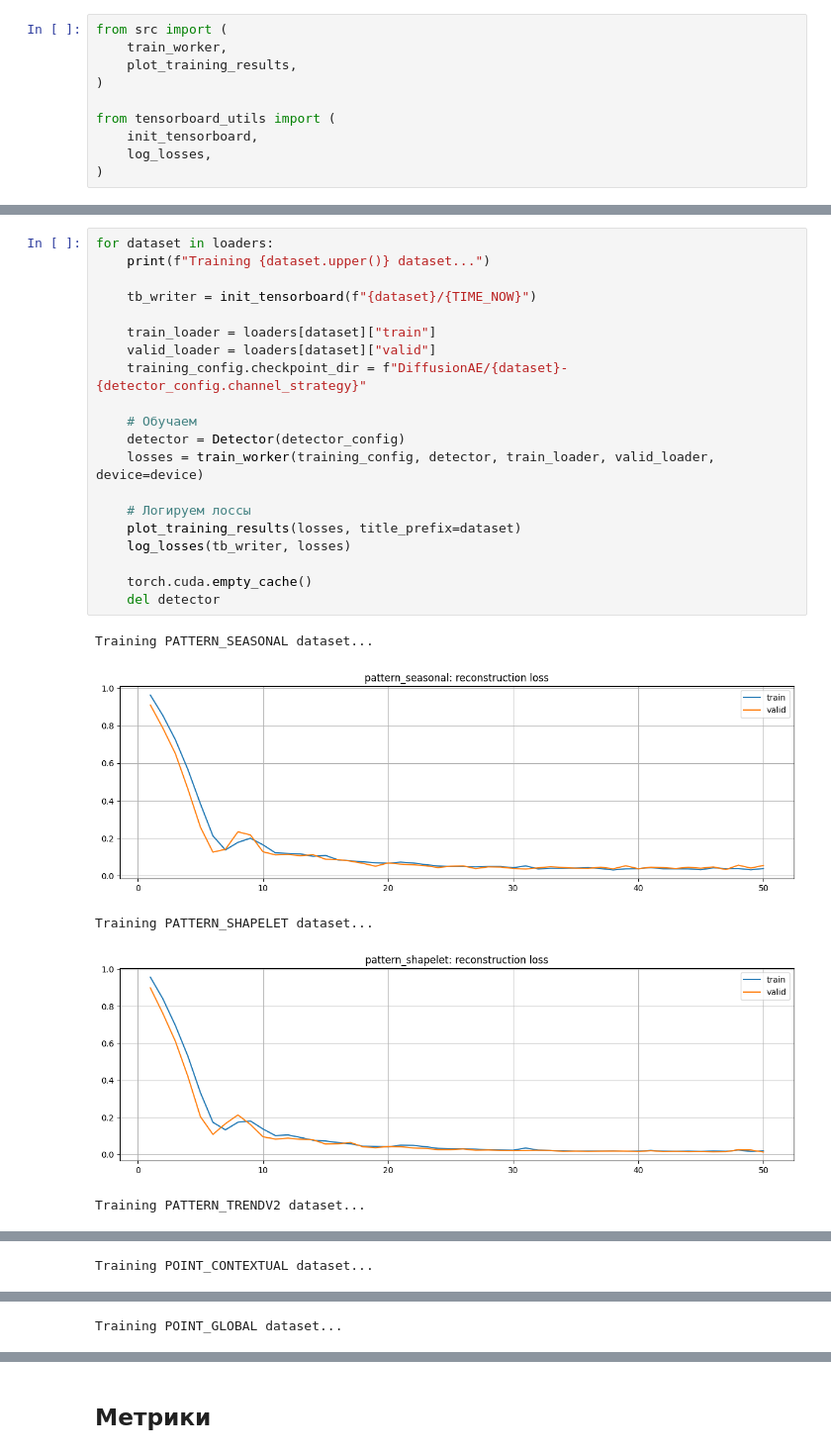
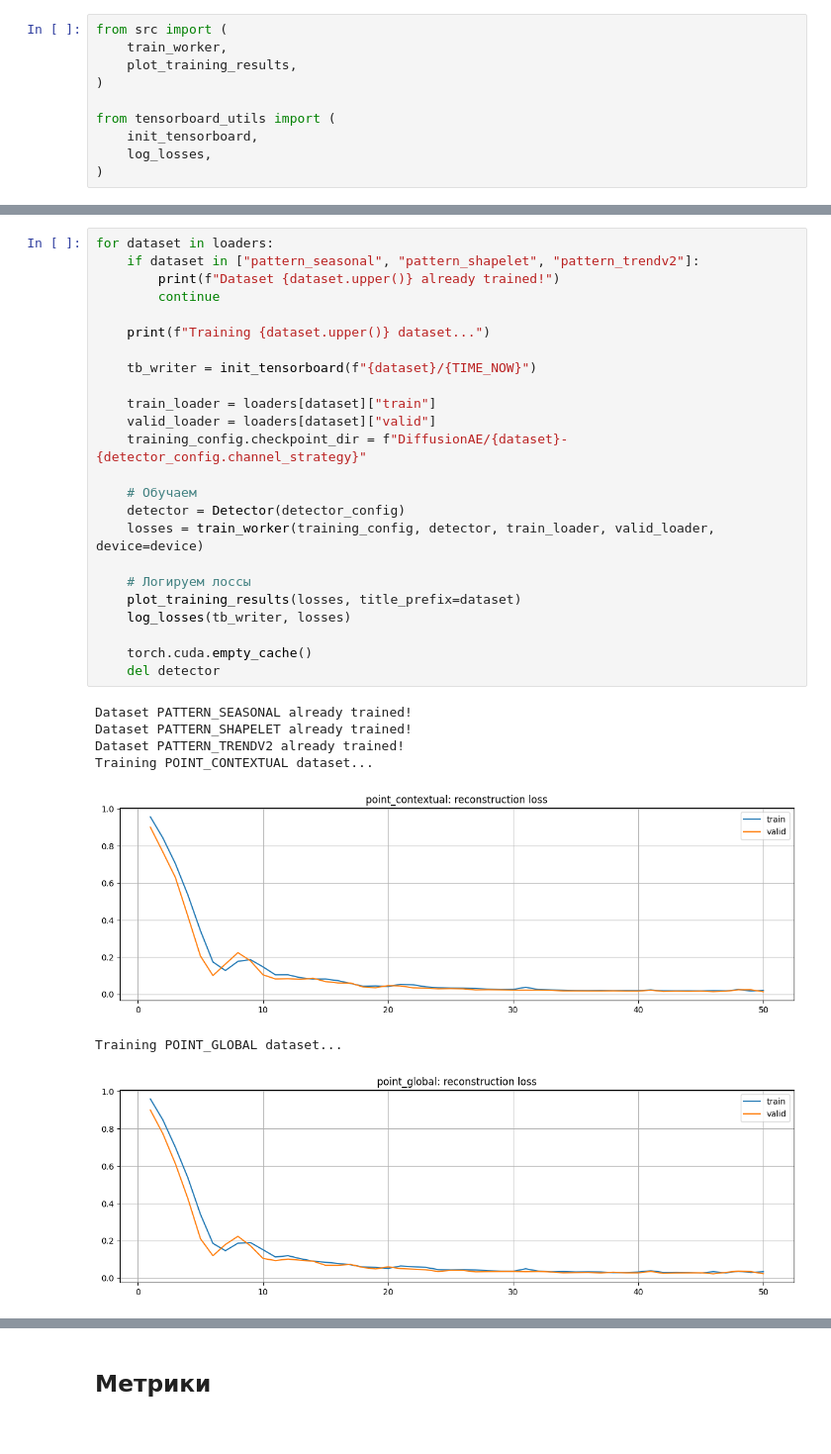
Before and after one commit to necroshine0/time-anomaly, a Jupyter notebook: exp/DiffusionAE-independent.ipynb, the cells around one changed output, grey strips where cells are left out. Shown at 99% size. Drawn from its saved outputs; the diff is of its cells as text.

```diff
--- a/exp/DiffusionAE-independent.ipynb
+++ b/exp/DiffusionAE-independent.ipynb
@@ -210,26 +200,32 @@ train_epoch(training_config, detector, optimizer, loaders["pattern_shapelet"]["t
 # %%
 for dataset in loaders:
+    if dataset in ["pattern_seasonal", "pattern_shapelet", "pattern_trendv2"]:
+        print(f"Dataset {dataset.upper()} already trained!")
+        continue
+
     print(f"Training {dataset.upper()} dataset...")
 
     tb_writer = init_tensorboard(f"{dataset}/{TIME_NOW}")
 
     train_loader = loaders[dataset]["train"]
     valid_loader = loaders[dataset]["valid"]
     training_config.checkpoint_dir = f"DiffusionAE/{dataset}-{detector_config.channel_strategy}"
 
     # Обучаем
     detector = Detector(detector_config)
     losses = train_worker(training_config, detector, train_loader, valid_loader, device=device)
 
     # Логируем лоссы
     plot_training_results(losses, title_prefix=dataset)
     log_losses(tb_writer, losses)
 
     torch.cuda.empty_cache()
     del detector
 # %% [output]
-Training PATTERN_SEASONAL dataset...
+Dataset PATTERN_SEASONAL already trained!
+Dataset PATTERN_SHAPELET already trained!
+Dataset PATTERN_TRENDV2 already trained!
+Training POINT_CONTEXTUAL dataset...
-[figure, old version]
+[figure, new version]
-Training PATTERN_SHAPELET dataset...
+Training POINT_GLOBAL dataset...
-[figure, old version]
+[figure, new version]
-Training PATTERN_TRENDV2 dataset...
@@ -237 +231,0 @@ Training PATTERN_TRENDV2 dataset...
-Training POINT_CONTEXTUAL dataset...
@@ -239 +231,0 @@ Training POINT_CONTEXTUAL dataset...
-Training POINT_GLOBAL dataset...
```
Also changed, not shown: parts of 18 cells of this notebook, 11 other files.
